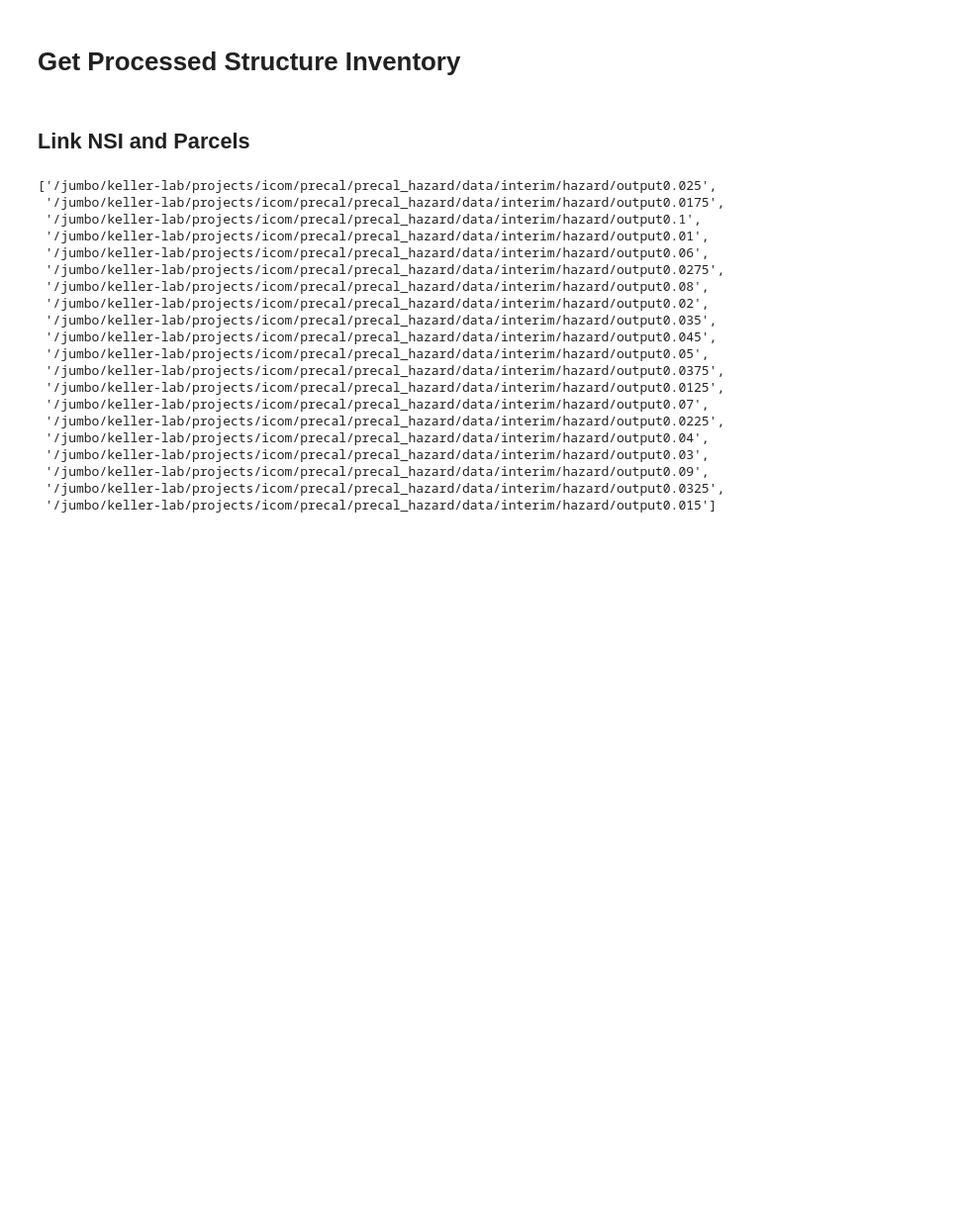
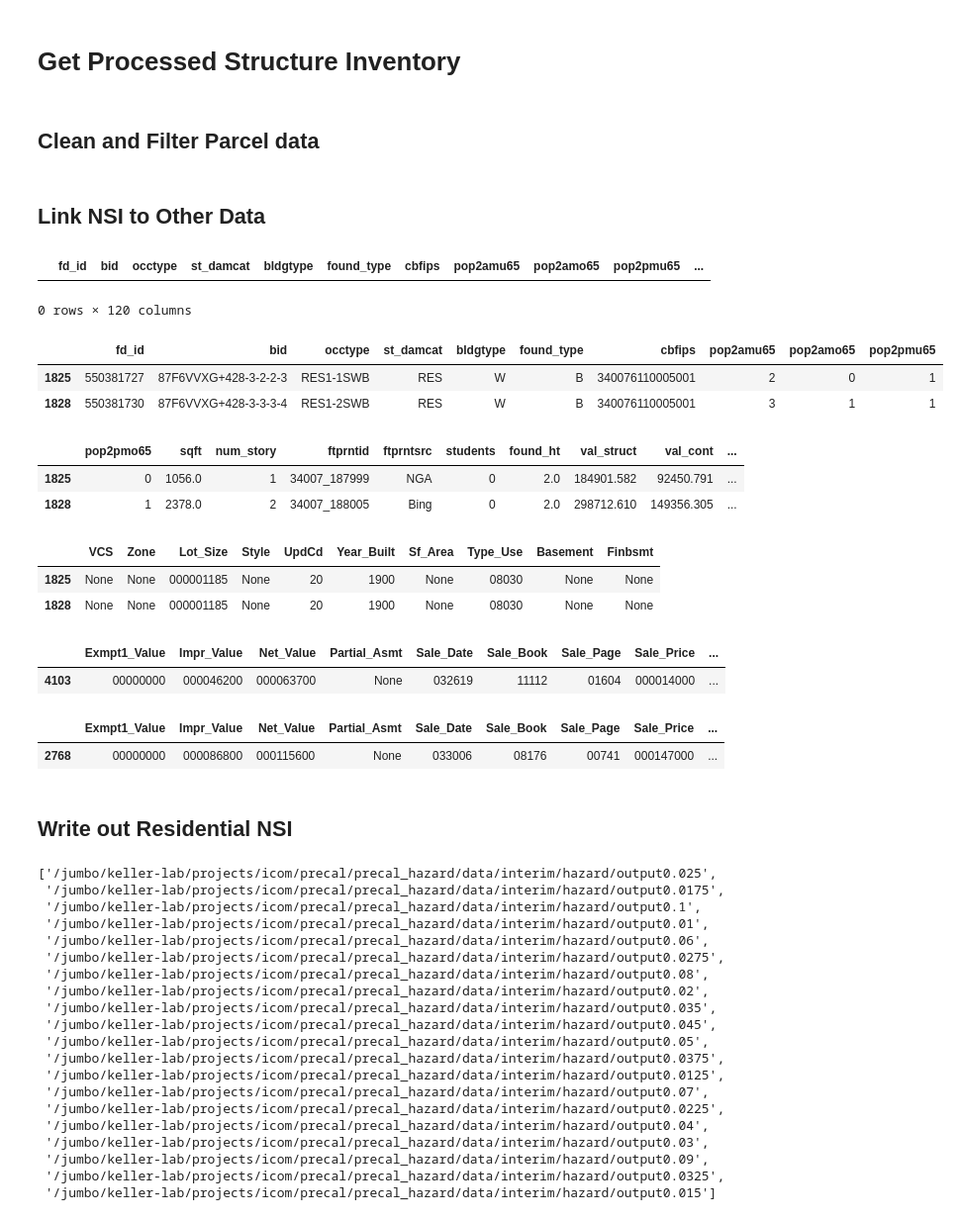
Before and after one commit to abpoll/gc_elev, a Jupyter notebook: notebooks/exploration/make_datasets.ipynb, the cells around one changed output. Shown: that part at 99% size. Drawn from its saved outputs; the diff is of its cells as text; code cells hidden in the pictures; blank space fills up the shorter version.

```diff
--- a/notebooks/exploration/make_datasets.ipynb
+++ b/notebooks/exploration/make_datasets.ipynb
@@ -245,7 +272,81 @@ for i, fp in enumerate(raw_filep):
 # %% [markdown]
 # Get Processed Structure Inventory
 # %% [markdown]
-## Link NSI and Parcels
+## Clean and Filter Parcel data
+# %%
+# Read pc.gpkg
+pc_filep = join(fr, 'exposure', 'pc.gpkg')
+pc = gpd.read_file(pc_filep)
+
+# Remove "properties" from columns
+col_updates = [x.replace("properties.", "") for x in pc.columns]
+pc.columns = col_updates
+
+# Subset to relevant columns
+keep_cols = ['OBJECTID', 'PAMS_PIN', 'UNIQUEID',
+             'HNUM', 'HADD', 'Location',
+             'Owner_Street', 'Owner_Csz',
+             'Class', 'Bldg_Desc',
+             'Land_Value', 'Impr_Value', 'Net_Value',
+             'Sale_Date', 'Sale_Price',
+             'Facility_Name',
+             'Disabled', 'Seniors',
+             'Year_Built']
+
+# Change value cols to float
+
+# Check for Location vs. Owner_Street and assign
+# owner occupied
+
+# Sale_Date datetime m/day/year
+
+# Sale price as float
+
+# Disabled & Elderly deductions as indicators
+# for some vulnerability information
+# %% [markdown]
+## Link NSI to Other Data
+# %%
+# Read NSI
+nsi_filep = join(fi, 'exposure', 'nsi.gpkg')
+nsi = gpd.read_file(nsi_filep)
+# %%
+temp = gpd.sjoin(nsi, pc)
+# %%
+temp[temp['Location'] == '216 SOMERSET ST']
+# %% [output]
+|  | fd_id | bid | occtype | st_damcat | bldgtype | found_type | cbfips | pop2amu65 | pop2amo65 | pop2pmu65 | ... |
+0 rows × 120 columns
+# %%
+temp[temp['Location'] == '218 SOMERSET ST'].iloc[:,0:10]
+# %% [output]
+|  | fd_id | bid | occtype | st_damcat | bldgtype | found_type | cbfips | pop2amu65 | pop2amo65 | pop2pmu65 |
+| 1825 | 550381727 | 87F6VVXG+428-3-2-2-3 | RES1-1SWB | RES | W | B | 340076110005001 | 2 | 0 | 1 |
+| 1828 | 550381730 | 87F6VVXG+428-3-3-3-4 | RES1-2SWB | RES | W | B | 340076110005001 | 3 | 1 | 1 |
+# %%
+temp[temp['Location'] == '218 SOMERSET ST'].iloc[:,10:23]
+# %% [output]
+|  | pop2pmo65 | sqft | num_story | ftprntid | ftprntsrc | students | found_ht | val_struct | val_cont | ... |
+| 1825 | 0 | 1056.0 | 1 | 34007_187999 | NGA | 0 | 2.0 | 184901.582 | 92450.791 | ... |
+| 1828 | 1 | 2378.0 | 2 | 34007_188005 | Bing | 0 | 2.0 | 298712.610 | 149356.305 | ... |
+# %%
+temp[temp['Location'] == '218 SOMERSET ST'].iloc[:,100:110]
+# %% [output]
+|  | VCS | Zone | Lot_Size | Style | UpdCd | Year_Built | Sf_Area | Type_Use | Basement | Finbsmt |
+| 1825 | None | None | 000001185 | None | 20 | 1900 | None | 08030 | None | None |
+| 1828 | None | None | 000001185 | None | 20 | 1900 | None | 08030 | None | None |
+# %%
+pc[pc['Location'] == '216 SOMERSET ST'].iloc[:,30:40]
+# %% [output]
+|  | Exmpt1_Value | Impr_Value | Net_Value | Partial_Asmt | Sale_Date | Sale_Book | Sale_Page | Sale_Price | ... |
+| 4103 | 00000000 | 000046200 | 000063700 | None | 032619 | 11112 | 01604 | 000014000 | ... |
+# %%
+pc[pc['Location'] == '218 SOMERSET ST'].iloc[:,30:40]
+# %% [output]
+|  | Exmpt1_Value | Impr_Value | Net_Value | Partial_Asmt | Sale_Date | Sale_Book | Sale_Page | Sale_Price | ... |
+| 2768 | 00000000 | 000086800 | 000115600 | None | 033006 | 08176 | 00741 | 000147000 | ... |
+# %% [markdown]
+## Write out Residential NSI
 # %%
 # First, process parcel data and write out
 # Next, link relevant parcel data with NSI
```
Also changed, not shown: parts of 2 cells of this notebook.
